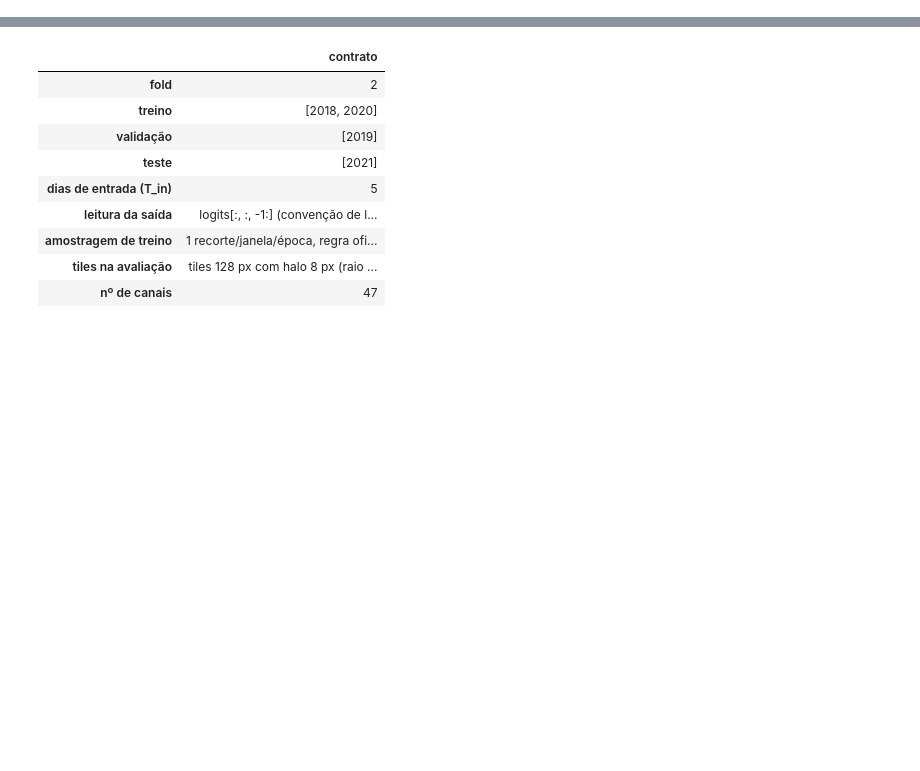
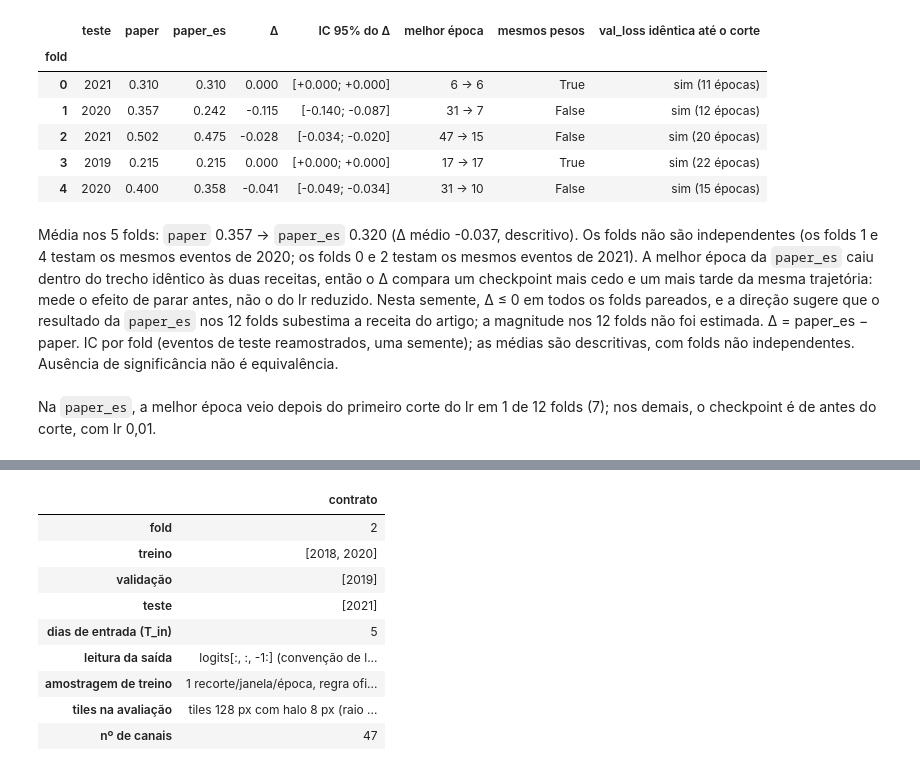
Before and after one commit to AILAB-CEFET-RJ/queimadas, a Jupyter notebook: notebooks/05_stconv_integracao.ipynb, the cells around one changed output, grey strips where cells are left out. Cells and saved outputs as stored; diff of their text form; code cells hidden in the pictures; blank space fills up the shorter version.

```diff
--- a/notebooks/05_stconv_integracao.ipynb
+++ b/notebooks/05_stconv_integracao.ipynb
@@ -80,0 +248,53 @@ display(pd.DataFrame([{
+# %%
+if comparison:
+    entries = comparison['folds']
+    rows = [{
+        'fold': e['fold'], 'teste': e['test_year'],
+        'paper': e['test_ap']['paper'], 'paper_es': e['test_ap']['paper_es'], 'Δ': e['delta'],
+        'IC 95% do Δ': f"[{e['bootstrap']['ci95'][0]:+.3f}; {e['bootstrap']['ci95'][1]:+.3f}]",
+        'melhor época': f"{e['best_epoch']['paper']} → {e['best_epoch']['paper_es']}",
+        'mesmos pesos': e['same_weights'],
+        'val_loss idêntica até o corte': (f"sim ({e['prefix']['epochs_compared']} épocas)"
+                                          if e['prefix']['identical'] else 'não'),
+    } for e in entries]
+    display(pd.DataFrame(rows).set_index('fold').round(3))
+    s = comparison['summary']
+    by_year = {}
+    for e in entries:
+        by_year.setdefault(e['test_year'], []).append(str(e['fold']))
+    shared = '; '.join(f"os folds {' e '.join(f)} testam os mesmos eventos de {year}"
+                       for year, f in sorted(by_year.items()) if len(f) > 1)
+    truncation = all(e['best_epoch']['paper_es'] <= e['prefix']['up_to_epoch'] for e in entries)
+    text = (f"Média nos {s['n_folds']} folds: `paper` {s['mean_test_ap']['paper']:.3f} → `paper_es` "
+            f"{s['mean_test_ap']['paper_es']:.3f} (Δ médio {s['mean_delta']:+.3f}, descritivo). "
+            + (f"Os folds não são independentes ({shared}). " if shared else '')
+            + ('A melhor época da `paper_es` caiu dentro do trecho idêntico às duas receitas, então o Δ '
+               'compara um checkpoint mais cedo e um mais tarde da mesma trajetória: mede o efeito de parar '
+               'antes, não o do lr reduzido. ' if truncation else ''))
+    if all(e['delta'] <= 0 for e in entries) and s['mean_delta'] < 0:
+        text += ('Nesta semente, Δ ≤ 0 em todos os folds pareados, e a direção sugere que o resultado da '
+                 '`paper_es` nos 12 folds subestima a receita do artigo; a magnitude nos 12 folds não foi '
+                 'estimada. ')
+    display(Markdown(text + s['reading']))
+else:
+    display(Markdown('_Comparação pareada ainda não gerada (`compare_recipes.py`)._'))
+
+es_reports = [r for r in baseline_reports.values() if r['protocol']['recipe'] == 'paper_es']
+if es_reports:
+    later = sorted(r['protocol']['fold'] for r in es_reports
+                   if r['protocol']['optimization'].get('lr_reductions')
+                   and r['best_epoch'] > r['protocol']['optimization']['lr_reductions'][0]['after_epoch'])
+    display(Markdown(
+        f"Na `paper_es`, a melhor época veio depois do primeiro corte do lr em {len(later)} de "
+        f"{len(es_reports)} folds ({', '.join(map(str, later)) or 'nenhum'}); nos demais, o checkpoint é de "
+        'antes do corte, com lr 0,01.'))
+# %% [output]
+|  | teste | paper | paper_es | Δ | IC 95% do Δ | melhor época | mesmos pesos | val_loss idêntica até o corte |
+| fold |  |  |  |  |  |  |  |  |
+| 0 | 2021 | 0.310 | 0.310 | 0.000 | [+0.000; +0.000] | 6 → 6 | True | sim (11 épocas) |
+| 1 | 2020 | 0.357 | 0.242 | -0.115 | [-0.140; -0.087] | 31 → 7 | False | sim (12 épocas) |
+| 2 | 2021 | 0.502 | 0.475 | -0.028 | [-0.034; -0.020] | 47 → 15 | False | sim (20 épocas) |
+| 3 | 2019 | 0.215 | 0.215 | 0.000 | [+0.000; +0.000] | 17 → 17 | True | sim (22 épocas) |
+| 4 | 2020 | 0.400 | 0.358 | -0.041 | [-0.049; -0.034] | 31 → 10 | False | sim (15 épocas) |
+Média nos 5 folds: `paper` 0.357 → `paper_es` 0.320 (Δ médio -0.037, descritivo). Os folds não são independentes (os folds 1 e 4 testam os mesmos eventos de 2020; os folds 0 e 2 testam os mesmos eventos de 2021). A melhor época da `paper_es` caiu dentro do trecho idêntico às duas receitas, então o Δ compara um checkpoint mais cedo e um mais tarde da mesma trajetória: mede o efeito de parar antes, não o do lr reduzido. Nesta semente, Δ ≤ 0 em todos os folds pareados, e a direção sugere que o resultado da `paper_es` nos 12 folds subestima a receita do artigo; a magnitude nos 12 folds não foi estimada. Δ = paper_es − paper. IC por fold (eventos de teste reamostrados, uma semente); as médias são descritivas, com folds não independentes. Ausência de significância não é equivalência.
+Na `paper_es`, a melhor época veio depois do primeiro corte do lr em 1 de 12 folds (7); nos demais, o checkpoint é de antes do corte, com lr 0,01.
```
Also changed, not shown: parts of 22 cells of this notebook, 9 other files.
